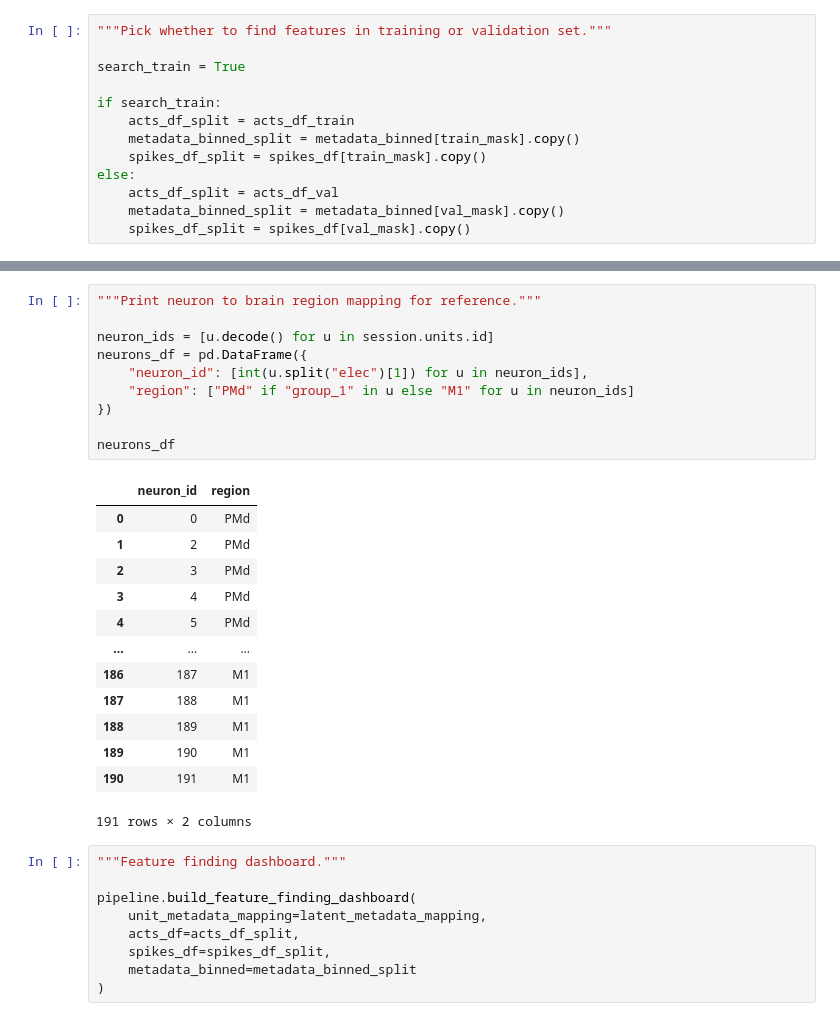
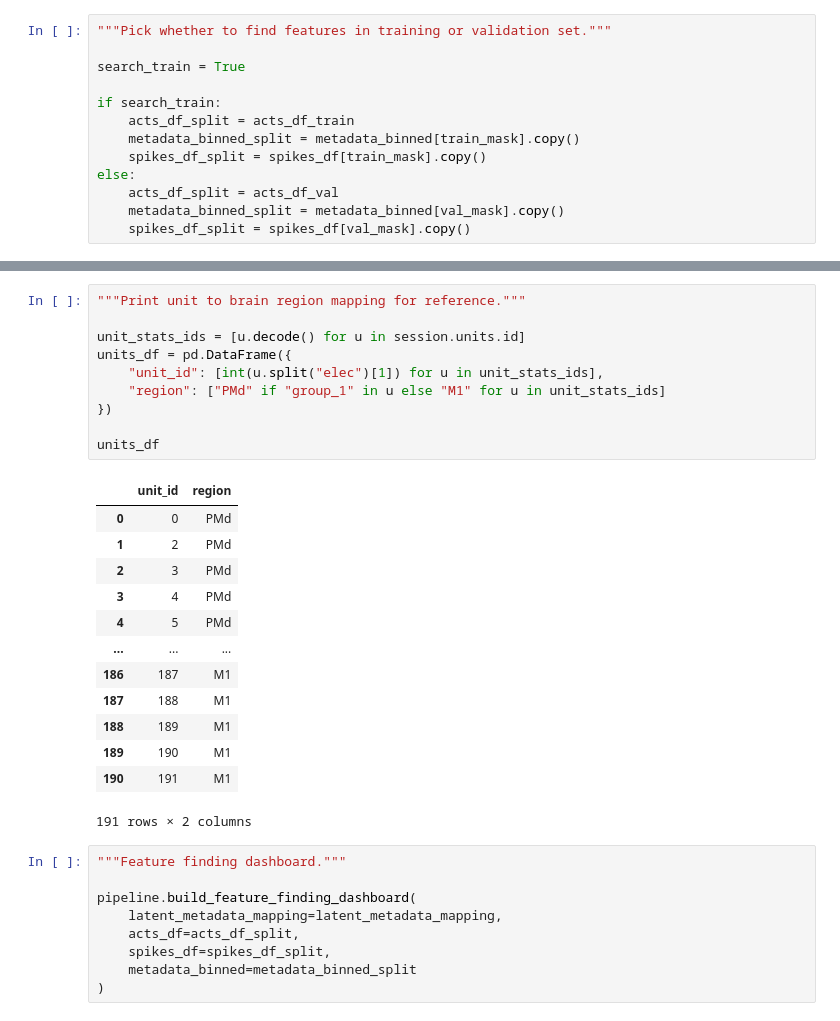
Before and after one commit to jkbhagatio/mini, a Jupyter notebook: notebooks/NLDisco_tutorial.ipynb, the cells around one changed output, grey strips where cells are left out. Cells and saved outputs as stored; diff of their text form.

```diff
--- a/notebooks/NLDisco_tutorial.ipynb
+++ b/notebooks/NLDisco_tutorial.ipynb
@@ -826,17 +846,17 @@ Remember:
 
 *Note*: Here we present a prepared dashboard for viewing the activity of latents in the context of the MC_Maze task. In general when working with new datasets, we recommend spending some time designing similar simple, bespoke dashboards.
 # %%
-"""Print neuron to brain region mapping for reference."""
+"""Print unit to brain region mapping for reference."""
 
-neuron_ids = [u.decode() for u in session.units.id]
-neurons_df = pd.DataFrame({
-    "neuron_id": [int(u.split("elec")[1]) for u in neuron_ids],
-    "region": ["PMd" if "group_1" in u else "M1" for u in neuron_ids]
+unit_stats_ids = [u.decode() for u in session.units.id]
+units_df = pd.DataFrame({
+    "unit_id": [int(u.split("elec")[1]) for u in unit_stats_ids],
+    "region": ["PMd" if "group_1" in u else "M1" for u in unit_stats_ids]
 })
 
-neurons_df
+units_df
 # %% [output]
-|  | neuron_id | region |
+|  | unit_id | region |
 | 0 | 0 | PMd |
 | 1 | 2 | PMd |
 | 2 | 3 | PMd |
@@ -853,7 +873,7 @@ neurons_df
 """Feature finding dashboard."""
 
 pipeline.build_feature_finding_dashboard(
-    unit_metadata_mapping=latent_metadata_mapping,
+    latent_metadata_mapping=latent_metadata_mapping,
     acts_df=acts_df_split,
     spikes_df=spikes_df_split,
     metadata_binned=metadata_binned_split
```
Also changed, not shown: parts of 19 cells of this notebook, 27 other files.
